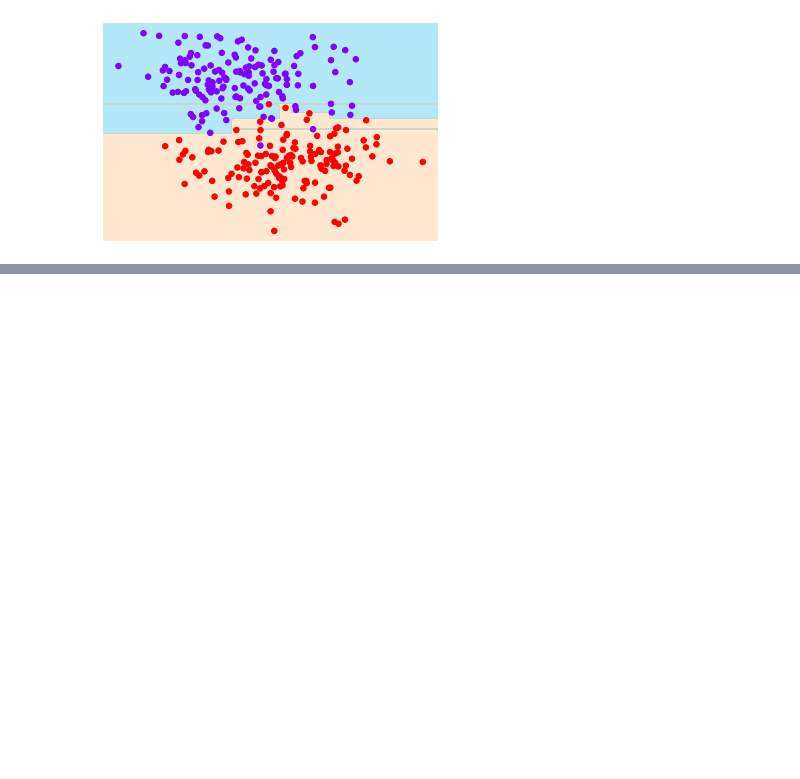
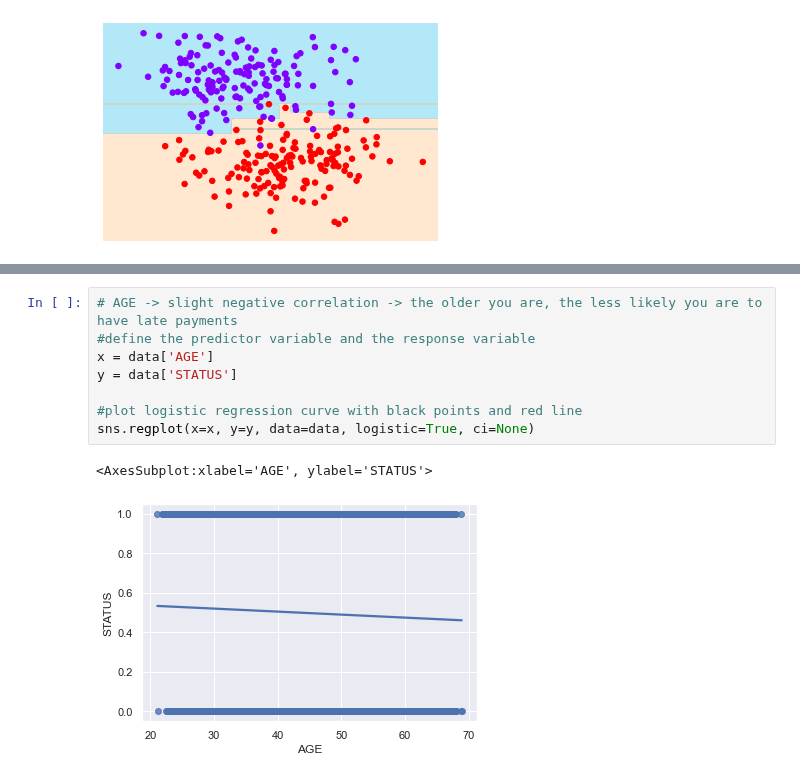
Before and after one commit to CS521-Burstein/final-project-MartinBourbier, a Jupyter notebook: MLmodel_visualizations.ipynb, the cells around one changed output, grey strips where cells are left out. Cells and saved outputs as stored; diff of their text form; blank space fills up the shorter version.

```diff
--- a/MLmodel_visualizations.ipynb
+++ b/MLmodel_visualizations.ipynb
@@ -121,0 +186,11 @@ visualize_classifier(DT, X_blob, y_blob);
+# %%
+# AGE -> slight negative correlation -> the older you are, the less likely you are to have late payments
+#define the predictor variable and the response variable
+x = data['AGE']
+y = data['STATUS']
+
+#plot logistic regression curve with black points and red line
+sns.regplot(x=x, y=y, data=data, logistic=True, ci=None)
+# %% [output]
+<AxesSubplot:xlabel='AGE', ylabel='STATUS'>
+[figure, added]
```
Also changed, not shown: parts of 6 cells of this notebook.
